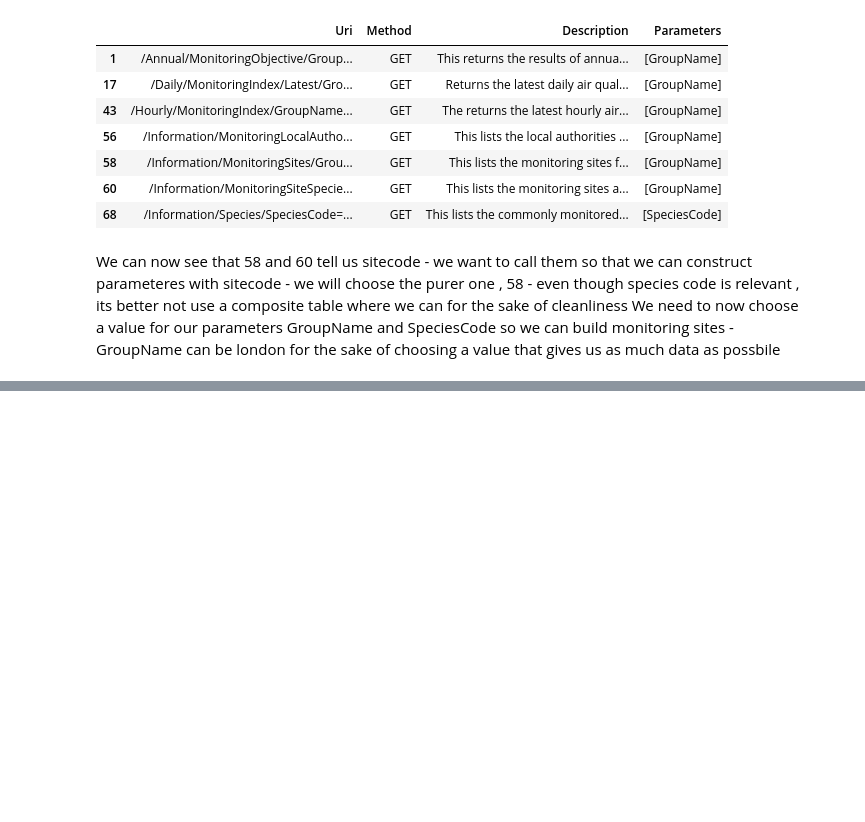
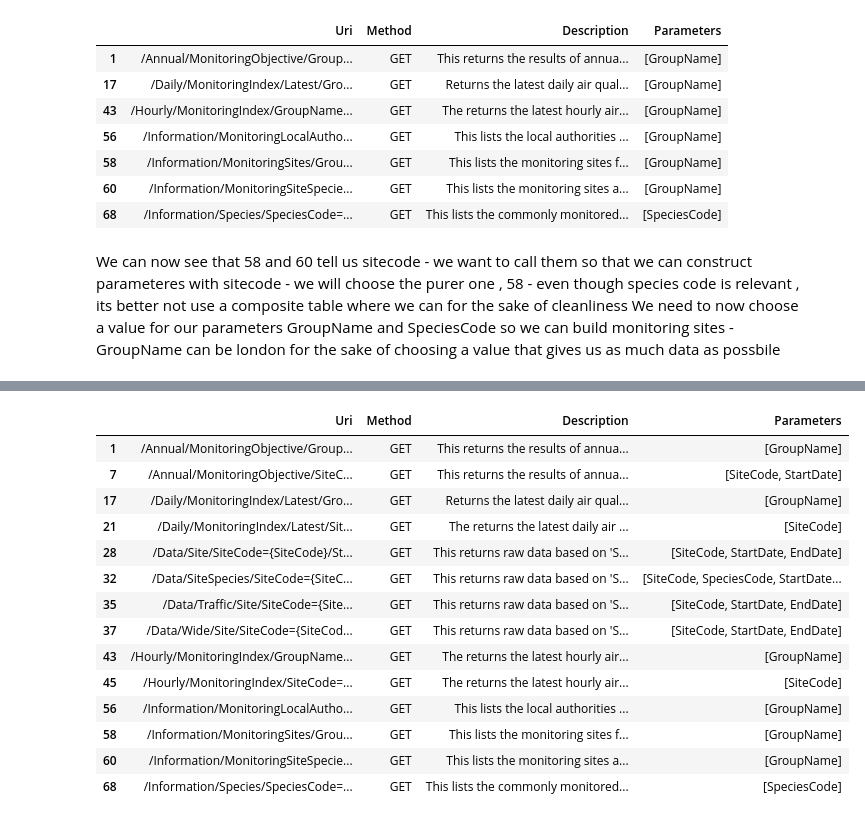
Before and after one commit to KPS25FX/london-air-quality, a Jupyter notebook: ExtractF0Z3.ipynb, the cells around one changed output, grey strips where cells are left out. Drawn from its saved outputs; the diff is of its cells as text; code cells hidden in the pictures; blank space fills up the shorter version.

```diff
--- a/ExtractF0Z3.ipynb
+++ b/ExtractF0Z3.ipynb
@@ -227,0 +287,19 @@ MonitoringSitesData # This prints the data of monitoring sites
+# %%
+Known.add("SiteCode")
+JsonEndpoints[JsonEndpoints["Parameters"].apply(lambda P: len(P) > 0 and set(P) <= Known)]
+# %% [output]
+|  | Uri | Method | Description | Parameters |
+| 1 | /Annual/MonitoringObjective/Group... | GET | This returns the results of annua... | [GroupName] |
+| 7 | /Annual/MonitoringObjective/SiteC... | GET | This returns the results of annua... | [SiteCode, StartDate] |
+| 17 | /Daily/MonitoringIndex/Latest/Gro... | GET | Returns the latest daily air qual... | [GroupName] |
+| 21 | /Daily/MonitoringIndex/Latest/Sit... | GET | The returns the latest daily air ... | [SiteCode] |
+| 28 | /Data/Site/SiteCode={SiteCode}/St... | GET | This returns raw data based on 'S... | [SiteCode, StartDate, EndDate] |
+| 32 | /Data/SiteSpecies/SiteCode={SiteC... | GET | This returns raw data based on 'S... | [SiteCode, SpeciesCode, StartDate... |
+| 35 | /Data/Traffic/Site/SiteCode={Site... | GET | This returns raw data based on 'S... | [SiteCode, StartDate, EndDate] |
+| 37 | /Data/Wide/Site/SiteCode={SiteCod... | GET | This returns raw data based on 'S... | [SiteCode, StartDate, EndDate] |
+| 43 | /Hourly/MonitoringIndex/GroupName... | GET | The returns the latest hourly air... | [GroupName] |
+| 45 | /Hourly/MonitoringIndex/SiteCode=... | GET | The returns the latest hourly air... | [SiteCode] |
+| 56 | /Information/MonitoringLocalAutho... | GET | This lists the local authorities ... | [GroupName] |
+| 58 | /Information/MonitoringSites/Grou... | GET | This lists the monitoring sites f... | [GroupName] |
+| 60 | /Information/MonitoringSiteSpecie... | GET | This lists the monitoring sites a... | [GroupName] |
+| 68 | /Information/Species/SpeciesCode=... | GET | This lists the commonly monitored... | [SpeciesCode] |
```
Also changed, not shown: parts of 8 cells of this notebook, 1 other file.
